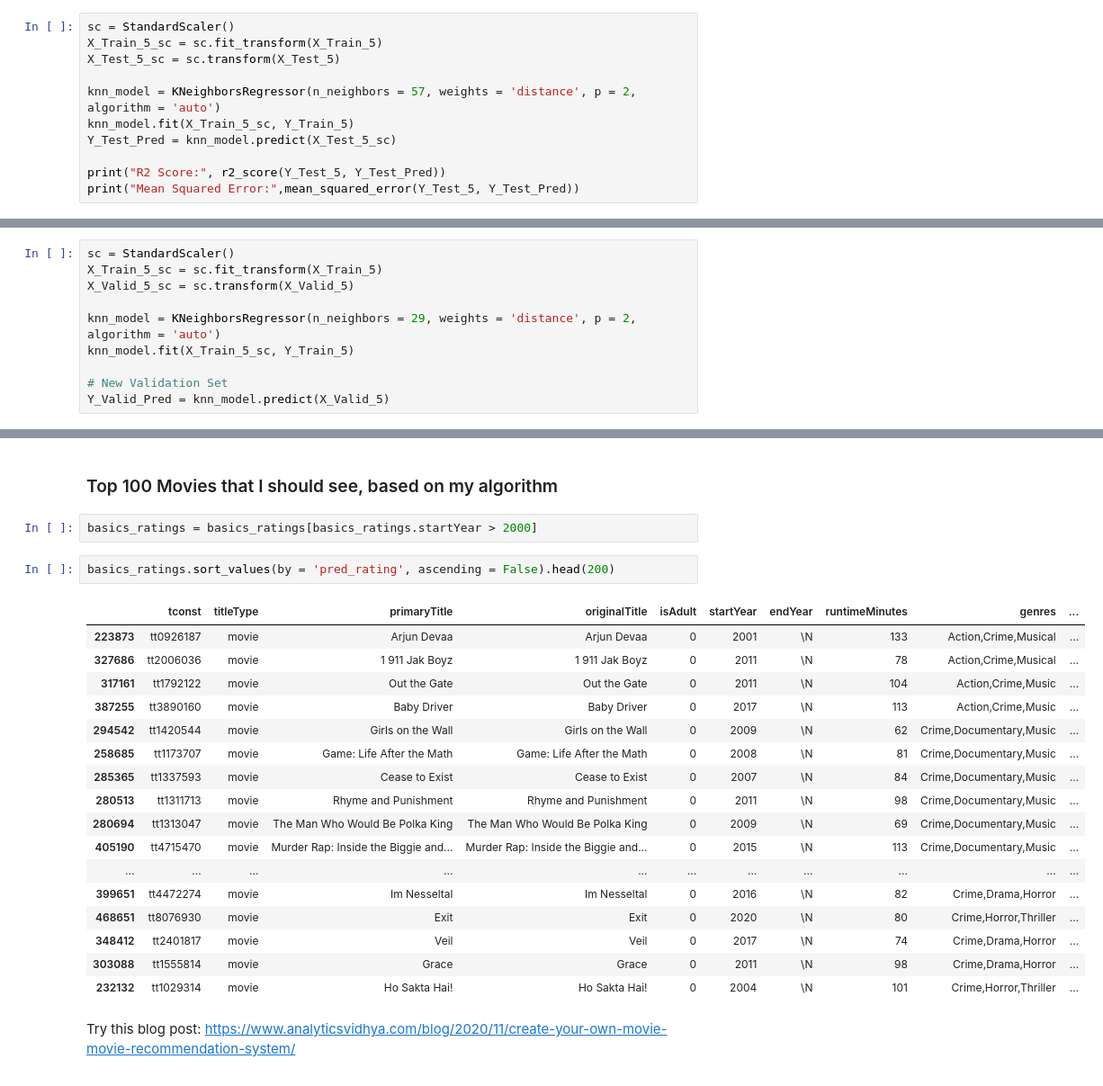
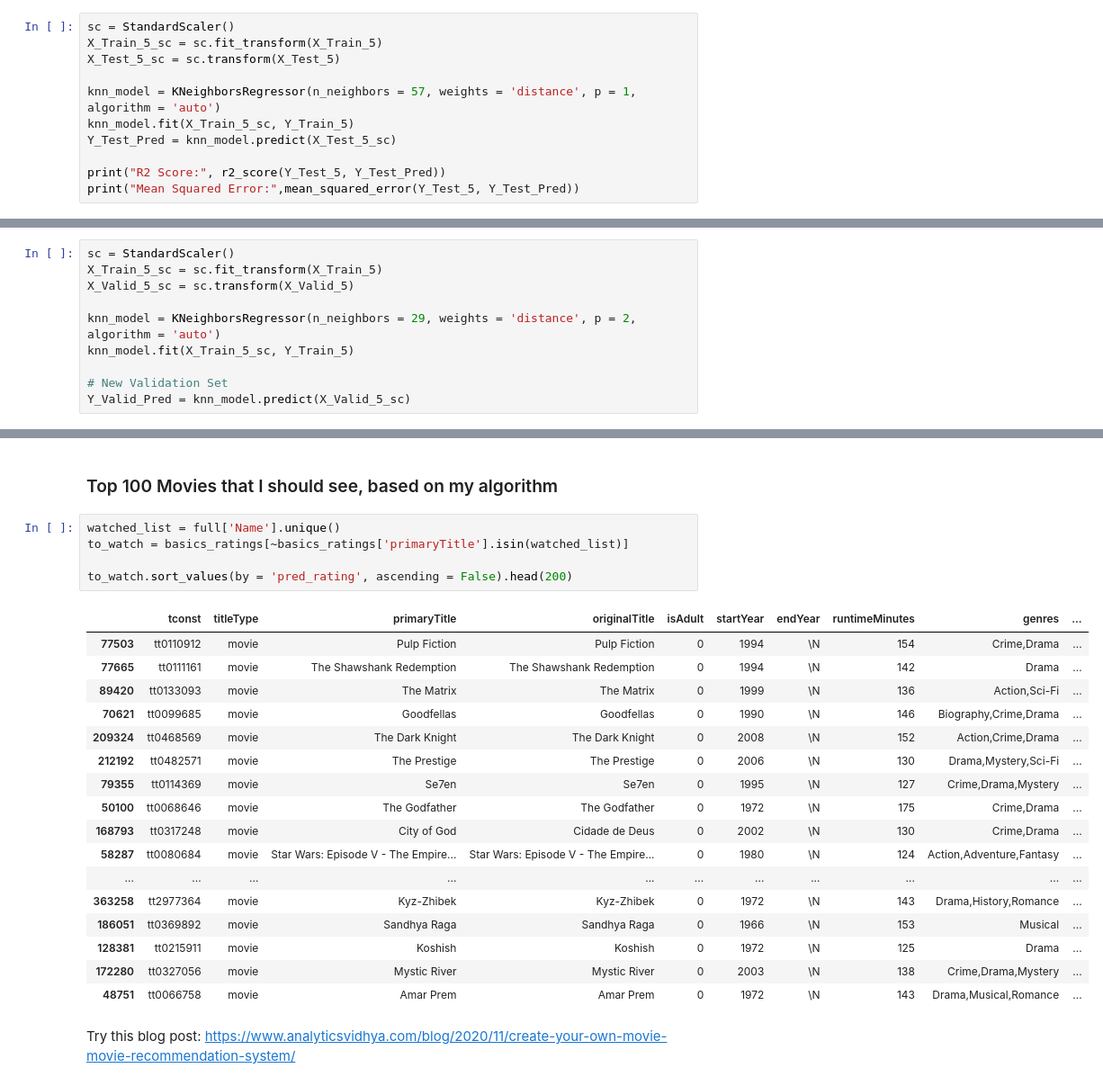
Before and after one commit to amandahutter/Movies-Analysis, a Jupyter notebook: Movies.ipynb, the cells around one changed output, grey strips where cells are left out. Shown at 90% size. Drawn from its saved outputs; the diff is of its cells as text.

```diff
--- a/Movies.ipynb
+++ b/Movies.ipynb
@@ -2508,7 +2502,7 @@ sc = StandardScaler()
 X_Train_5_sc = sc.fit_transform(X_Train_5)
 X_Test_5_sc = sc.transform(X_Test_5)
 
-knn_model = KNeighborsRegressor(n_neighbors = 57, weights = 'distance', p = 2, algorithm = 'auto')
+knn_model = KNeighborsRegressor(n_neighbors = 57, weights = 'distance', p = 1, algorithm = 'auto')
 knn_model.fit(X_Train_5_sc, Y_Train_5)
 Y_Test_Pred = knn_model.predict(X_Test_5_sc)
 
@@ -3188,6 +3152,6 @@ knn_model = KNeighborsRegressor(n_neighbors = 29, weights = 'distance', p = 2, a
 knn_model.fit(X_Train_5_sc, Y_Train_5)
 
 # New Validation Set
-Y_Valid_Pred = knn_model.predict(X_Valid_5)
+Y_Valid_Pred = knn_model.predict(X_Valid_5_sc)
 # %%
 basics_ratings['pred_rating'] = Y_Valid_Pred
@@ -3194,26 +3179,27 @@ basics_ratings['pred_rating'] = Y_Valid_Pred
 # %% [markdown]
 ### Top 100 Movies that I should see, based on my algorithm
-# %%
-basics_ratings = basics_ratings[basics_ratings.startYear > 2000]
 # %%
-basics_ratings.sort_values(by = 'pred_rating', ascending = False).head(200)
+watched_list = full['Name'].unique()
+to_watch = basics_ratings[~basics_ratings['primaryTitle'].isin(watched_list)]
+
+to_watch.sort_values(by = 'pred_rating', ascending = False).head(200)
 # %% [output]
 |  | tconst | titleType | primaryTitle | originalTitle | isAdult | startYear | endYear | runtimeMinutes | genres | ... |
-| 223873 | tt0926187 | movie | Arjun Devaa | Arjun Devaa | 0 | 2001 | \N | 133 | Action,Crime,Musical | ... |
-| 327686 | tt2006036 | movie | 1 911 Jak Boyz | 1 911 Jak Boyz | 0 | 2011 | \N | 78 | Action,Crime,Musical | ... |
-| 317161 | tt1792122 | movie | Out the Gate | Out the Gate | 0 | 2011 | \N | 104 | Action,Crime,Music | ... |
-| 387255 | tt3890160 | movie | Baby Driver | Baby Driver | 0 | 2017 | \N | 113 | Action,Crime,Music | ... |
-| 294542 | tt1420544 | movie | Girls on the Wall | Girls on the Wall | 0 | 2009 | \N | 62 | Crime,Documentary,Music | ... |
-| 258685 | tt1173707 | movie | Game: Life After the Math | Game: Life After the Math | 0 | 2008 | \N | 81 | Crime,Documentary,Music | ... |
-| 285365 | tt1337593 | movie | Cease to Exist | Cease to Exist | 0 | 2007 | \N | 84 | Crime,Documentary,Music | ... |
-| 280513 | tt1311713 | movie | Rhyme and Punishment | Rhyme and Punishment | 0 | 2011 | \N | 98 | Crime,Documentary,Music | ... |
-| 280694 | tt1313047 | movie | The Man Who Would Be Polka King | The Man Who Would Be Polka King | 0 | 2009 | \N | 69 | Crime,Documentary,Music | ... |
-| 405190 | tt4715470 | movie | Murder Rap: Inside the Biggie and... | Murder Rap: Inside the Biggie and... | 0 | 2015 | \N | 113 | Crime,Documentary,Music | ... |
+| 77503 | tt0110912 | movie | Pulp Fiction | Pulp Fiction | 0 | 1994 | \N | 154 | Crime,Drama | ... |
+| 77665 | tt0111161 | movie | The Shawshank Redemption | The Shawshank Redemption | 0 | 1994 | \N | 142 | Drama | ... |
+| 89420 | tt0133093 | movie | The Matrix | The Matrix | 0 | 1999 | \N | 136 | Action,Sci-Fi | ... |
+| 70621 | tt0099685 | movie | Goodfellas | Goodfellas | 0 | 1990 | \N | 146 | Biography,Crime,Drama | ... |
+| 209324 | tt0468569 | movie | The Dark Knight | The Dark Knight | 0 | 2008 | \N | 152 | Action,Crime,Drama | ... |
+| 212192 | tt0482571 | movie | The Prestige | The Prestige | 0 | 2006 | \N | 130 | Drama,Mystery,Sci-Fi | ... |
+| 79355 | tt0114369 | movie | Se7en | Se7en | 0 | 1995 | \N | 127 | Crime,Drama,Mystery | ... |
+| 50100 | tt0068646 | movie | The Godfather | The Godfather | 0 | 1972 | \N | 175 | Crime,Drama | ... |
+| 168793 | tt0317248 | movie | City of God | Cidade de Deus | 0 | 2002 | \N | 130 | Crime,Drama | ... |
+| 58287 | tt0080684 | movie | Star Wars: Episode V - The Empire... | Star Wars: Episode V - The Empire... | 0 | 1980 | \N | 124 | Action,Adventure,Fantasy | ... |
 | ... | ... | ... | ... | ... | ... | ... | ... | ... | ... | ... |
-| 399651 | tt4472274 | movie | Im Nesseltal | Im Nesseltal | 0 | 2016 | \N | 82 | Crime,Drama,Horror | ... |
-| 468651 | tt8076930 | movie | Exit | Exit | 0 | 2020 | \N | 80 | Crime,Horror,Thriller | ... |
-| 348412 | tt2401817 | movie | Veil | Veil | 0 | 2017 | \N | 74 | Crime,Drama,Horror | ... |
-| 303088 | tt1555814 | movie | Grace | Grace | 0 | 2011 | \N | 98 | Crime,Drama,Horror | ... |
-| 232132 | tt1029314 | movie | Ho Sakta Hai! | Ho Sakta Hai! | 0 | 2004 | \N | 101 | Crime,Horror,Thriller | ... |
+| 363258 | tt2977364 | movie | Kyz-Zhibek | Kyz-Zhibek | 0 | 1972 | \N | 143 | Drama,History,Romance | ... |
+| 186051 | tt0369892 | movie | Sandhya Raga | Sandhya Raga | 0 | 1966 | \N | 153 | Musical | ... |
+| 128381 | tt0215911 | movie | Koshish | Koshish | 0 | 1972 | \N | 125 | Drama | ... |
+| 172280 | tt0327056 | movie | Mystic River | Mystic River | 0 | 2003 | \N | 138 | Crime,Drama,Mystery | ... |
+| 48751 | tt0066758 | movie | Amar Prem | Amar Prem | 0 | 1972 | \N | 143 | Drama,Musical,Romance | ... |
 # %% [markdown]
 Try this blog post: https://www.analyticsvidhya.com/blog/2020/11/create-your-own-movie-movie-recommendation-system/
```
Also changed, not shown: parts of 14 cells of this notebook.
